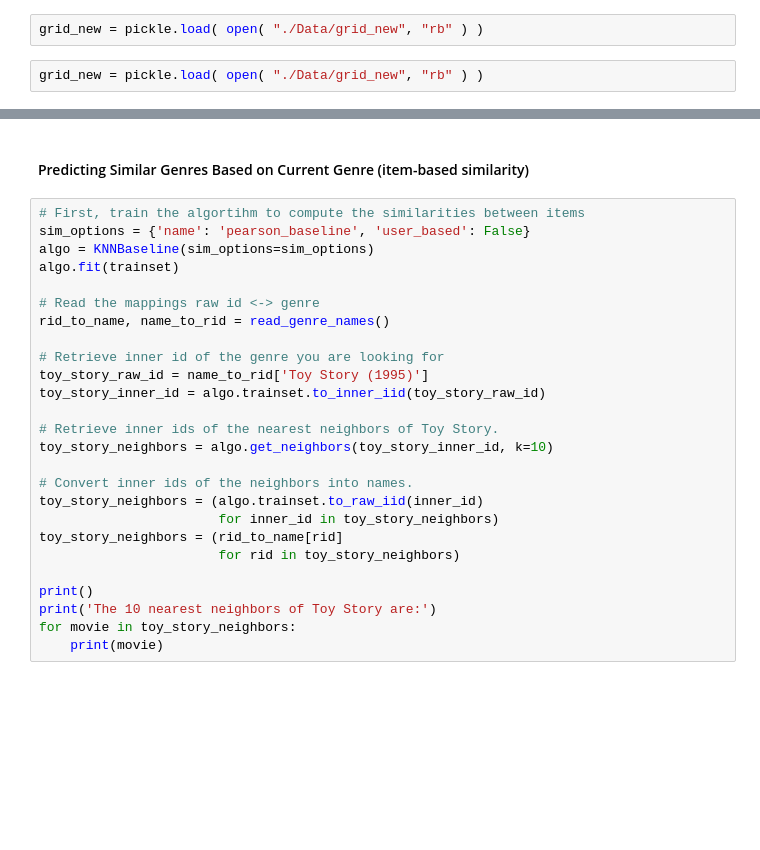
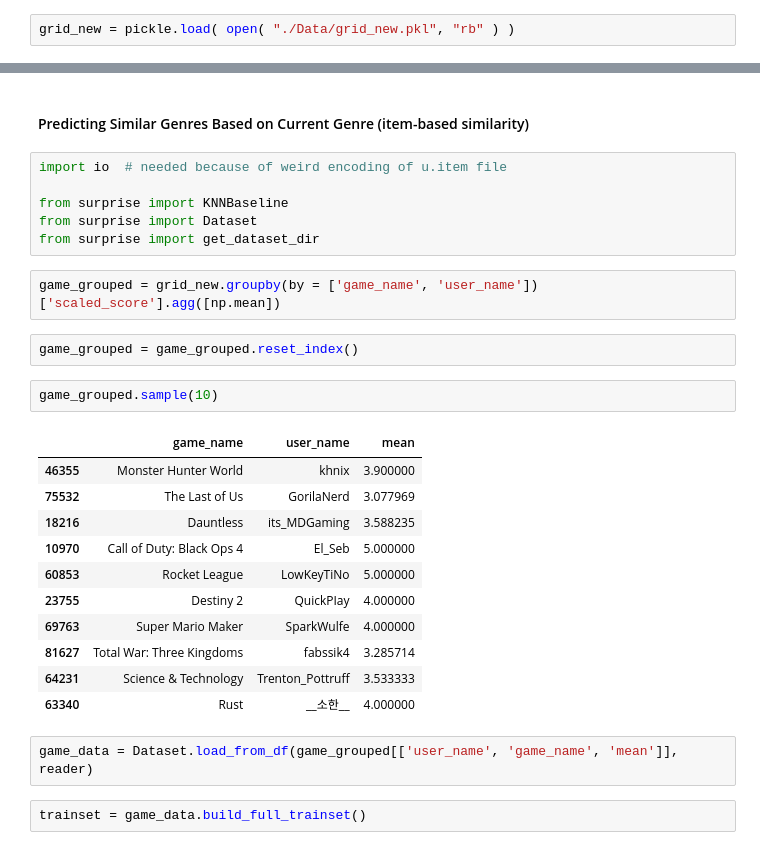
Before and after one commit to natashaborders-zz/Twitch_Streamers_Recommender, a Jupyter notebook: Recommender_For_Existing_Streamers/Surprise_Data_Transformation_Analysis.ipynb, the cells around one changed output, grey strips where cells are left out. Cells and saved outputs as stored; diff of their text form; blank space fills up the shorter version.

```diff
--- a/Recommender_For_Existing_Streamers/Surprise_Data_Transformation_Analysis.ipynb
+++ b/Recommender_For_Existing_Streamers/Surprise_Data_Transformation_Analysis.ipynb
@@ -141,6 +101,4 @@ import pickle
 # %%
 pickle.dump(grid_new, open("./Data/grid_new.pkl", "wb" ) )
 # %%
-grid_new = pickle.load( open( "./Data/grid_new", "rb" ) )
+grid_new = pickle.load( open( "./Data/grid_new.pkl", "rb" ) )
-# %%
-grid_new = pickle.load( open( "./Data/grid_new", "rb" ) )
@@ -265,28 +276,30 @@ defaultdict(list,
 # %% [markdown]
 #### Predicting Similar Genres Based on Current Genre (item-based similarity) ####
-# %%
-# First, train the algortihm to compute the similarities between items
-sim_options = {'name': 'pearson_baseline', 'user_based': False}
-algo = KNNBaseline(sim_options=sim_options)
-algo.fit(trainset)
-
-# Read the mappings raw id <-> genre
-rid_to_name, name_to_rid = read_genre_names()
-
-# Retrieve inner id of the genre you are looking for
-toy_story_raw_id = name_to_rid['Toy Story (1995)']
-toy_story_inner_id = algo.trainset.to_inner_iid(toy_story_raw_id)
-
-# Retrieve inner ids of the nearest neighbors of Toy Story.
-toy_story_neighbors = algo.get_neighbors(toy_story_inner_id, k=10)
-
-# Convert inner ids of the neighbors into names.
-toy_story_neighbors = (algo.trainset.to_raw_iid(inner_id)
-                       for inner_id in toy_story_neighbors)
-toy_story_neighbors = (rid_to_name[rid]
-                       for rid in toy_story_neighbors)
-
-print()
-print('The 10 nearest neighbors of Toy Story are:')
-for movie in toy_story_neighbors:
-    print(movie)
+# %%
+import io  # needed because of weird encoding of u.item file
+
+from surprise import KNNBaseline
+from surprise import Dataset
+from surprise import get_dataset_dir
+# %%
+game_grouped = grid_new.groupby(by = ['game_name', 'user_name'])['scaled_score'].agg([np.mean])
+# %%
+game_grouped = game_grouped.reset_index()
+# %%
+game_grouped.sample(10)
+# %% [output]
+|  | game_name | user_name | mean |
+| 46355 | Monster Hunter World | khnix | 3.900000 |
+| 75532 | The Last of Us | GorilaNerd | 3.077969 |
+| 18216 | Dauntless | its_MDGaming | 3.588235 |
+| 10970 | Call of Duty: Black Ops 4 | El_Seb | 5.000000 |
+| 60853 | Rocket League | LowKeyTiNo | 5.000000 |
+| 23755 | Destiny 2 | QuickPIay | 4.000000 |
+| 69763 | Super Mario Maker | SparkWulfe | 4.000000 |
+| 81627 | Total War: Three Kingdoms | fabssik4 | 3.285714 |
+| 64231 | Science & Technology | Trenton_Pottruff | 3.533333 |
+| 63340 | Rust | __소한__ | 4.000000 |
+# %%
+game_data = Dataset.load_from_df(game_grouped[['user_name', 'game_name', 'mean']], reader)
+# %%
+trainset = game_data.build_full_trainset()
```
Also changed, not shown: parts of 38 cells of this notebook, 3 other files.
